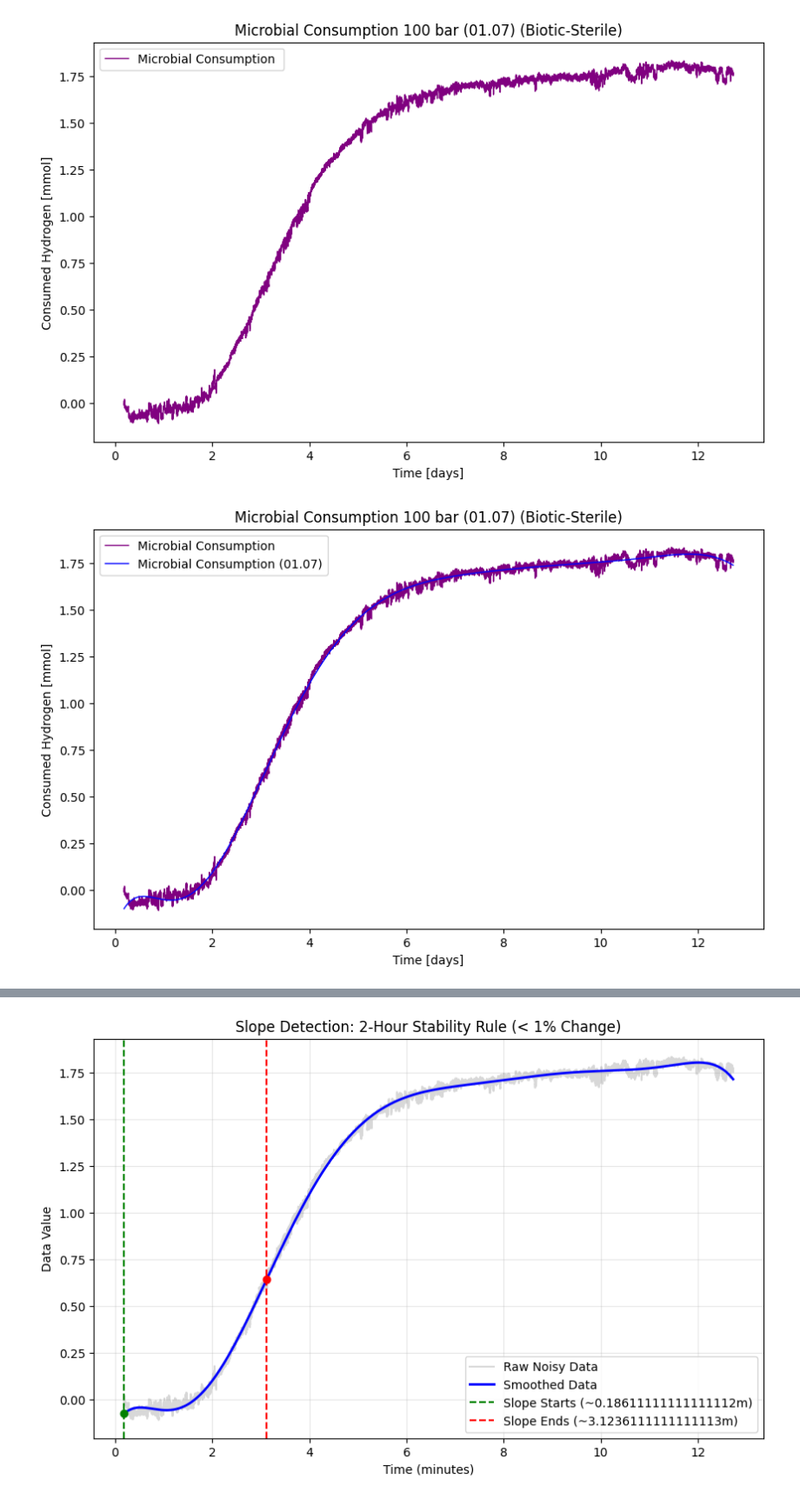
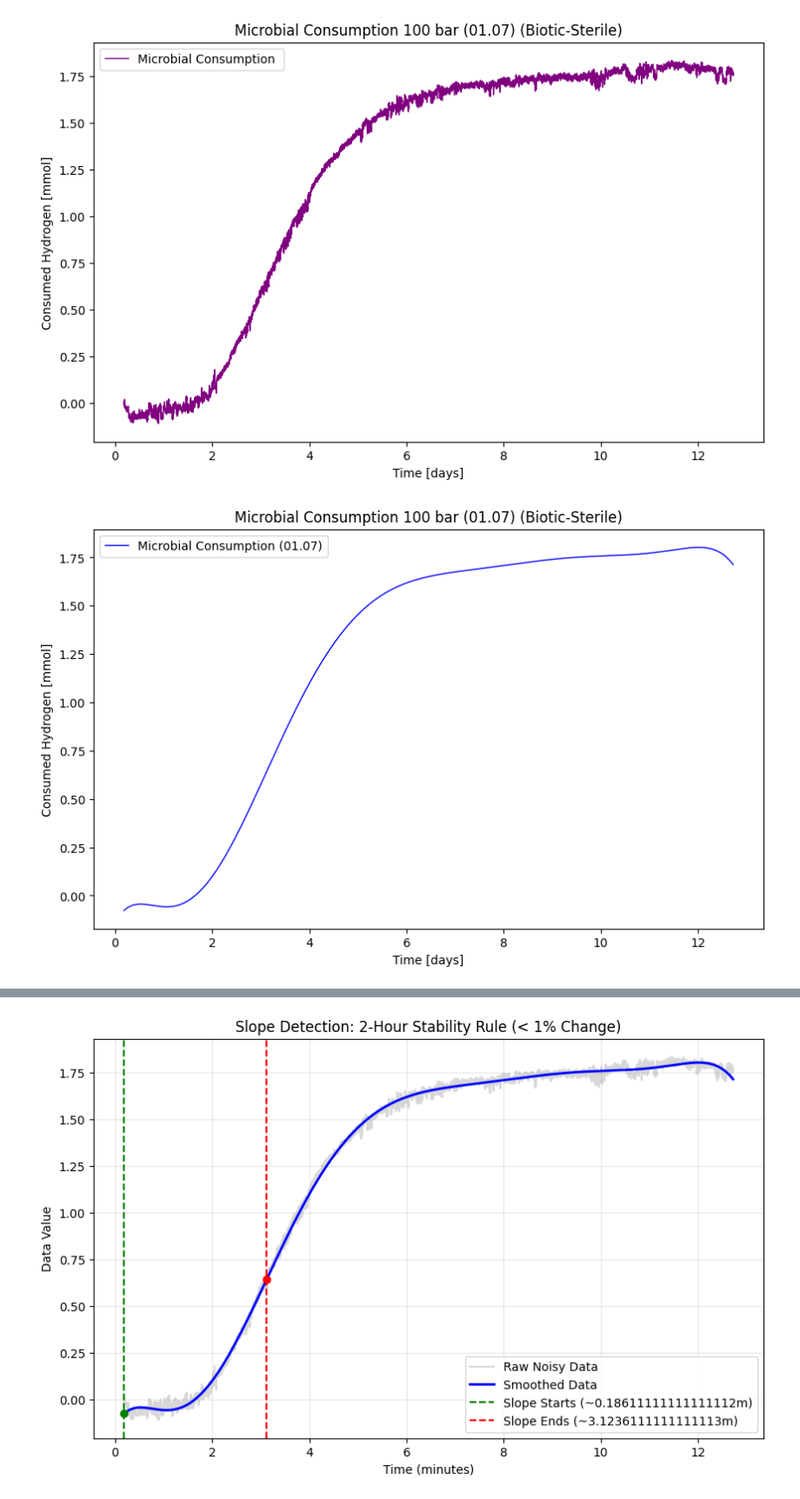
Before and after one commit to adavlasta/Impact-of-high-pressure-on-hydrogen-consumption-by-microbes, a Jupyter notebook: processing.ipynb, the cells around one changed output, grey strips where cells are left out. Shown at 87% size. Drawn from its saved outputs; the diff is of its cells as text; code cells hidden in the pictures.

```diff
--- a/processing.ipynb
+++ b/processing.ipynb
@@ -144,37 +144,37 @@ def fit_line(x_data, y_data, degree):
     Default degree is 1 (straight line: y = mx + b).
     """
     # 1. Calculate the coefficients using Least Squares
     # For degree=1, this returns [slope (m), y-intercept (b)]
     coefficients = np.polyfit(x_data, y_data, degree)
 
     # 2. Create a polynomial function from these coefficients
     # This makes it easy to plug in any 'x' and get the fitted 'y'
     trendline_func = np.poly1d(coefficients)
 
     # 3. Generate the fitted y-values for the original x_data
     y_fitted = trendline_func(x_data)
 
     return coefficients, y_fitted, trendline_func
 
 # --- Example Usage ---
 # x = np.array([0, 1, 2, 3, 4, 5])
 # y = np.array([2.1, 3.9, 6.2, 8.0, 9.9, 12.1])
-coeffs8, fitted_data8, line_equation8 = fit_line(time, moles_consumed, degree=9)
+coeffs8, fitted_data8, line_equation8 = fit_line(time, moles_consumed, degree=3)
 coeffs1, fitted_data1, line_equation1 = fit_line(time, moles_consumed,degree=8 )
 # print(f"Equation of the line: y = {coeffs[0]:.2f}x + {coeffs[1]:.2f}")
 
 plt.figure(figsize=(10,6))
-plt.plot(time, moles_consumed, label="Microbial Consumption ", linewidth=1, color="purple")
-plt.plot(time,fitted_data8, label="Microbial Consumption (01.07)", linewidth=1, color="blue")
+#plt.plot(time, moles_consumed, label="Microbial Consumption ", linewidth=1, color="purple")
+plt.plot(time,fitted_data1, label="Microbial Consumption (01.07)", linewidth=1, color="blue")
 
 
 plt.xlabel("Time [days]")
 plt.ylabel("Consumed Hydrogen [mmol]")
 plt.legend()
 plt.title("Microbial Consumption 100 bar (01.07) (Biotic-Sterile)")
 plt.show()
 # %% [output]
-[figure, old version]
+[figure, new version]
 # %%
 def plot_residuals(x, y_actual, y_predicted, model_name="Model"):
     """
```
Also changed, not shown: parts of 7 cells of this notebook.
